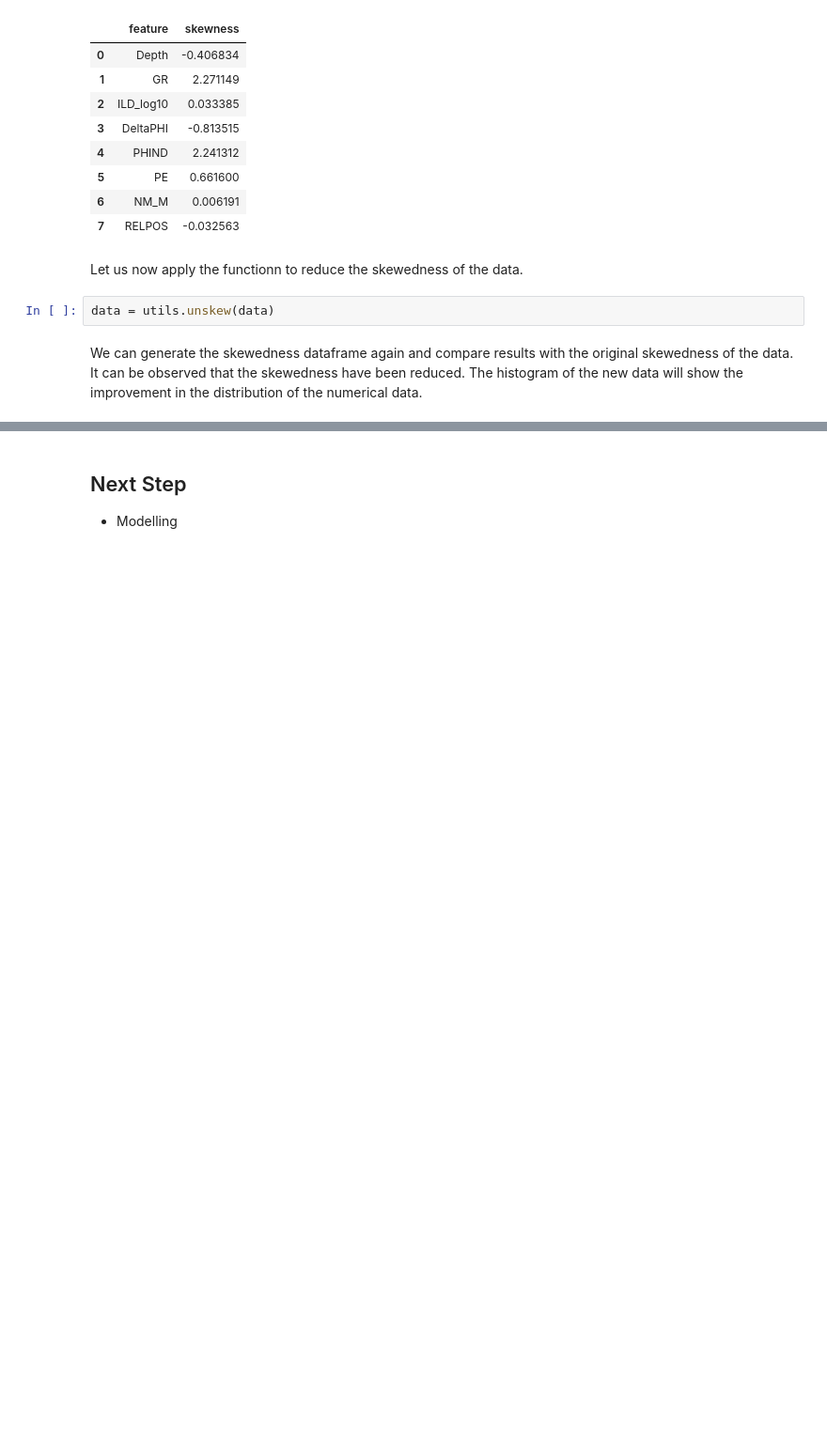
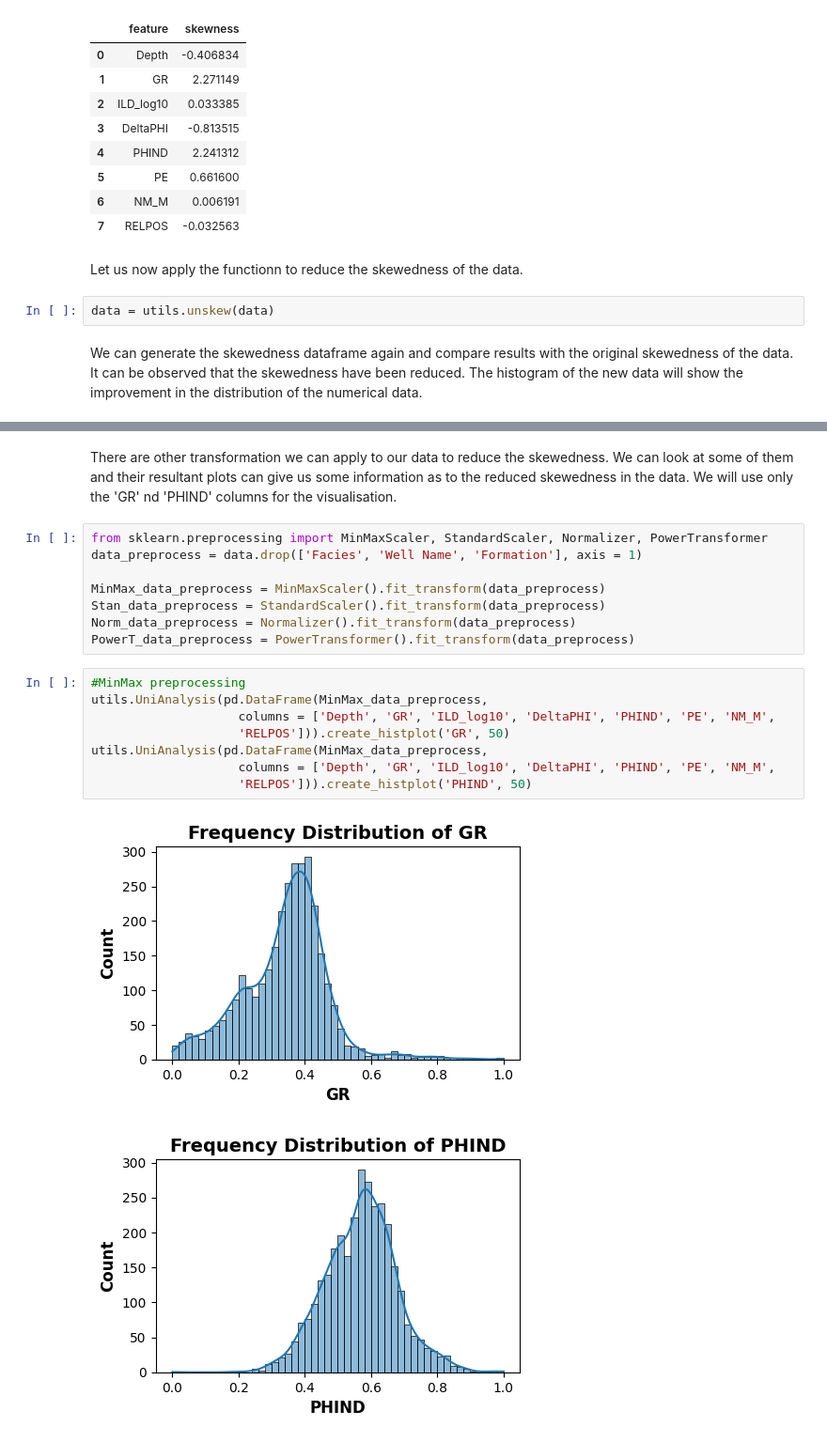
Before and after one commit to ChigozieObika/facies-classification, a Jupyter notebook: visualisation_preprocessing.ipynb, the cells around one changed output, grey strips where cells are left out. Shown: that part at 94% size. Drawn from its saved outputs; the diff is of its cells as text; blank space fills up the shorter version.

Commit message:
update on visualisation_preprocessing and model notebook

```diff
--- a/visualisation_preprocessing.ipynb
+++ b/visualisation_preprocessing.ipynb
@@ -136,3 +118,21 @@ data
-# %% [markdown]
-## Next Step
-- Modelling
+# %% [markdown]
+There are other transformation we can apply to our data to reduce the skewedness. We can look at some of them and their resultant plots can give us some information as to the reduced skewedness in the data. We will use only the 'GR' nd 'PHIND' columns for the visualisation.
+# %%
+from sklearn.preprocessing import MinMaxScaler, StandardScaler, Normalizer, PowerTransformer
+data_preprocess = data.drop(['Facies', 'Well Name', 'Formation'], axis = 1)
+
+MinMax_data_preprocess = MinMaxScaler().fit_transform(data_preprocess)
+Stan_data_preprocess = StandardScaler().fit_transform(data_preprocess)
+Norm_data_preprocess = Normalizer().fit_transform(data_preprocess)
+PowerT_data_preprocess = PowerTransformer().fit_transform(data_preprocess)
+# %%
+#MinMax preprocessing
+utils.UniAnalysis(pd.DataFrame(MinMax_data_preprocess,
+                    columns = ['Depth', 'GR', 'ILD_log10', 'DeltaPHI', 'PHIND', 'PE', 'NM_M',
+                    'RELPOS'])).create_histplot('GR', 50)
+utils.UniAnalysis(pd.DataFrame(MinMax_data_preprocess,
+                    columns = ['Depth', 'GR', 'ILD_log10', 'DeltaPHI', 'PHIND', 'PE', 'NM_M',
+                    'RELPOS'])).create_histplot('PHIND', 50)
+# %% [output]
+[figure, added]
+[figure, added]
```
Also changed, not shown: parts of 10 cells of this notebook, 5 other files.
